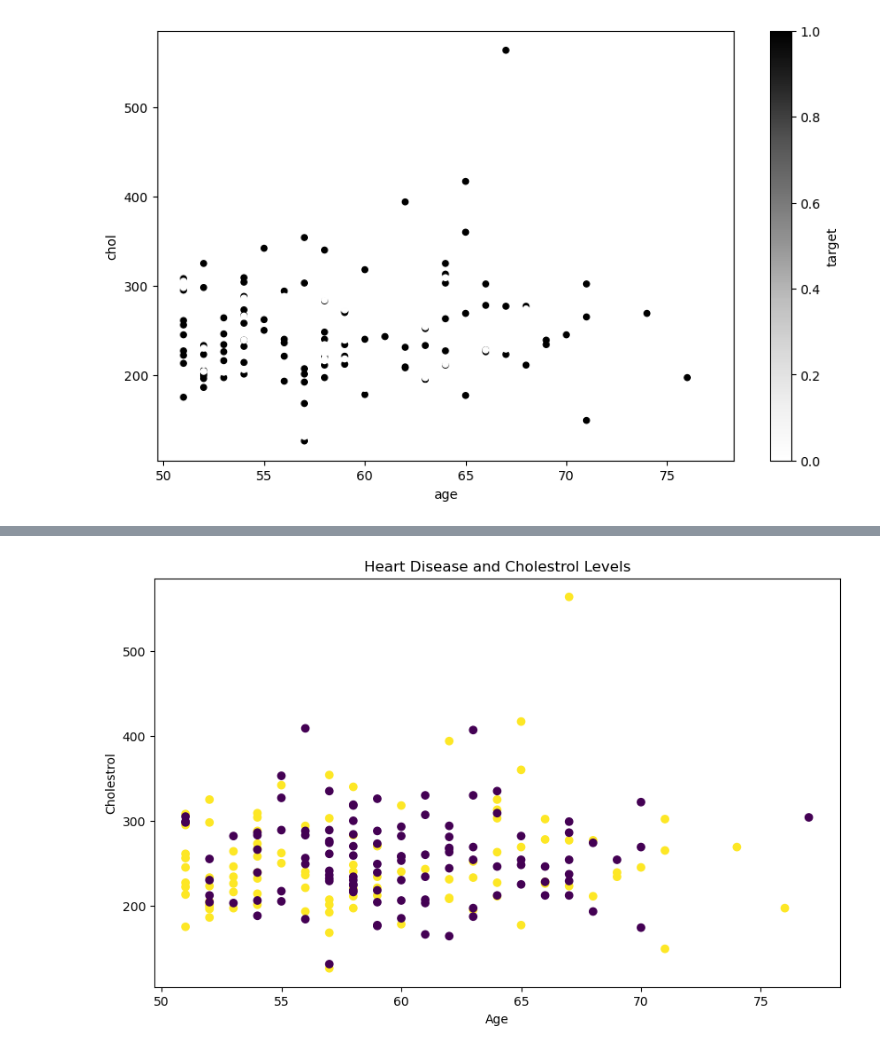
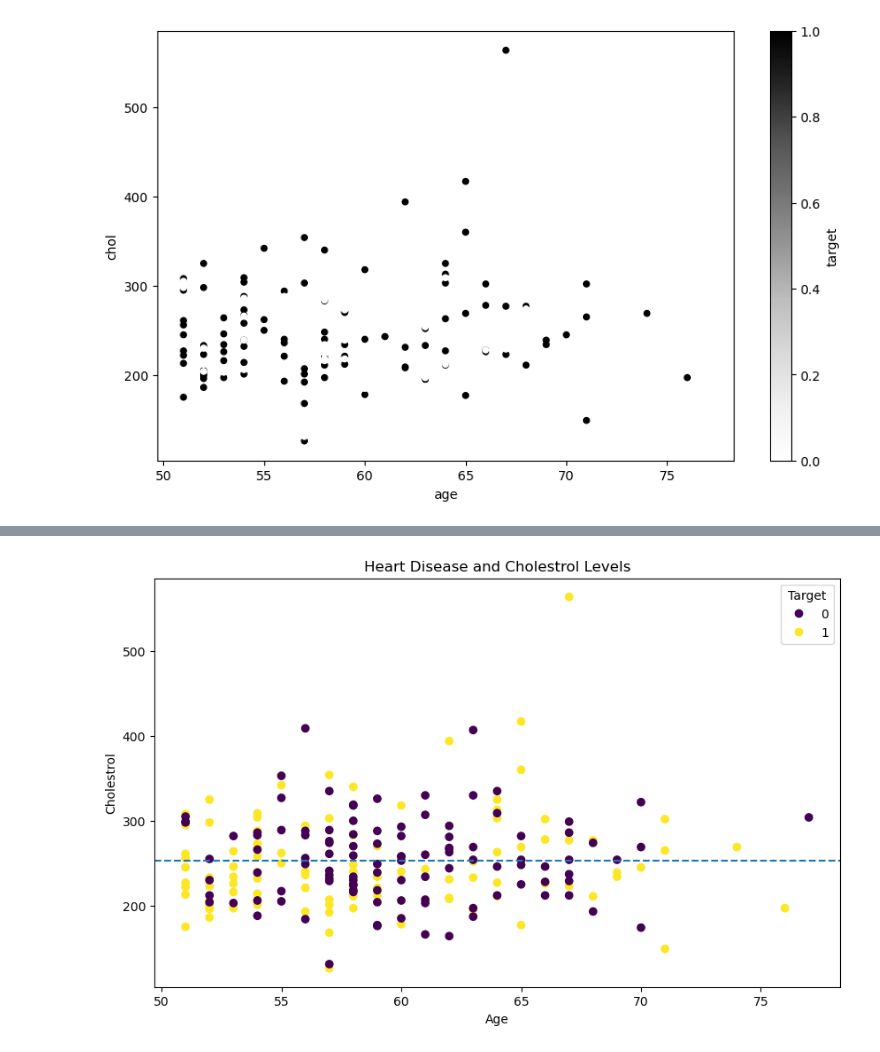
Before and after one commit to JaikumarPaswan/ML-Learning, a Jupyter notebook: introduction-to-matplotlib.ipynb, the cells around one changed output, grey strips where cells are left out. Saved outputs shown, nothing was run; the diff lists cells and outputs as text; code cells hidden in the pictures.

```diff
--- a/introduction-to-matplotlib.ipynb
+++ b/introduction-to-matplotlib.ipynb
@@ -380,15 +393,22 @@ over_50.plot(kind="scatter",
 # %%
 ## OO method from scratch
 fig, ax = plt.subplots(figsize=(10,6))
 
 ## Plot the data
 scatter = ax.scatter(x=over_50["age"],
                      y=over_50["chol"],
                      c=over_50["target"])
 
 #Customize the plot
 ax.set(title="Heart Disease and Cholestrol Levels",
        xlabel="Age",
        ylabel="Cholestrol");
+
+#Add a legend
+ax.legend(*scatter.legend_elements(), title="Target");
+
+# Add a horizontal line
+ax.axhline(over_50["chol"].mean(),
+           linestyle="--");
 # %% [output]
-[figure, old version]
+[figure, new version]
```
Also changed, not shown: parts of 23 cells of this notebook.
